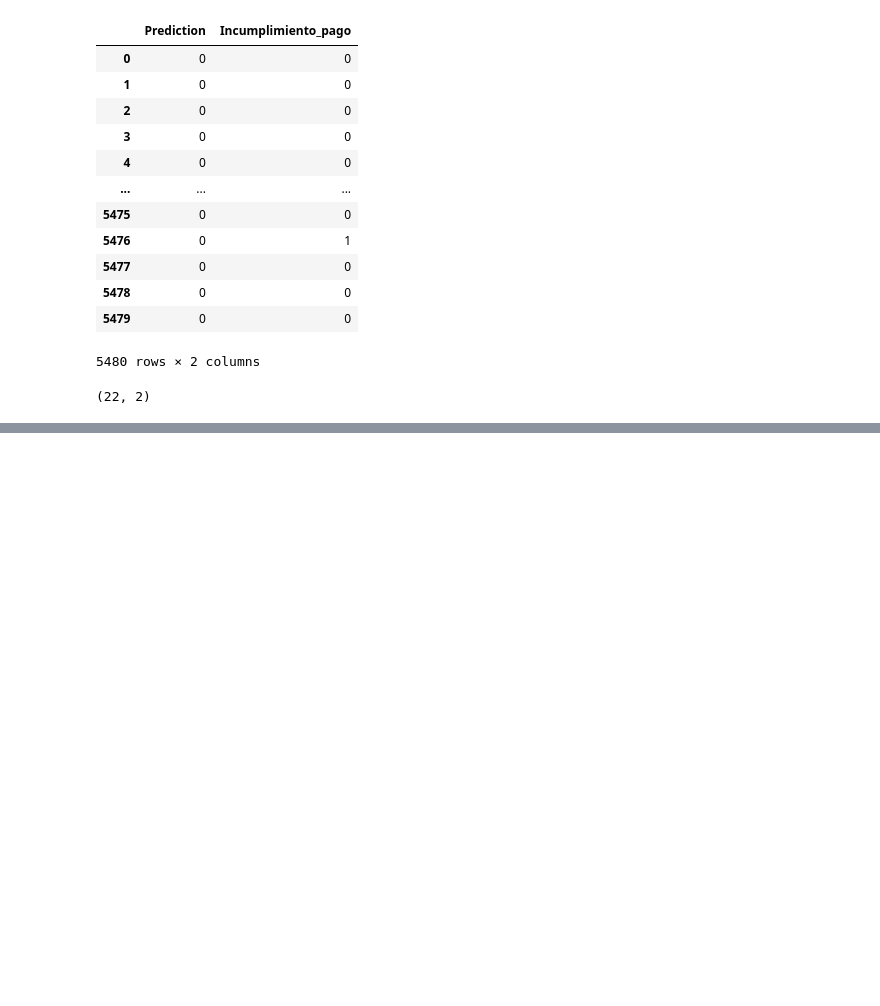
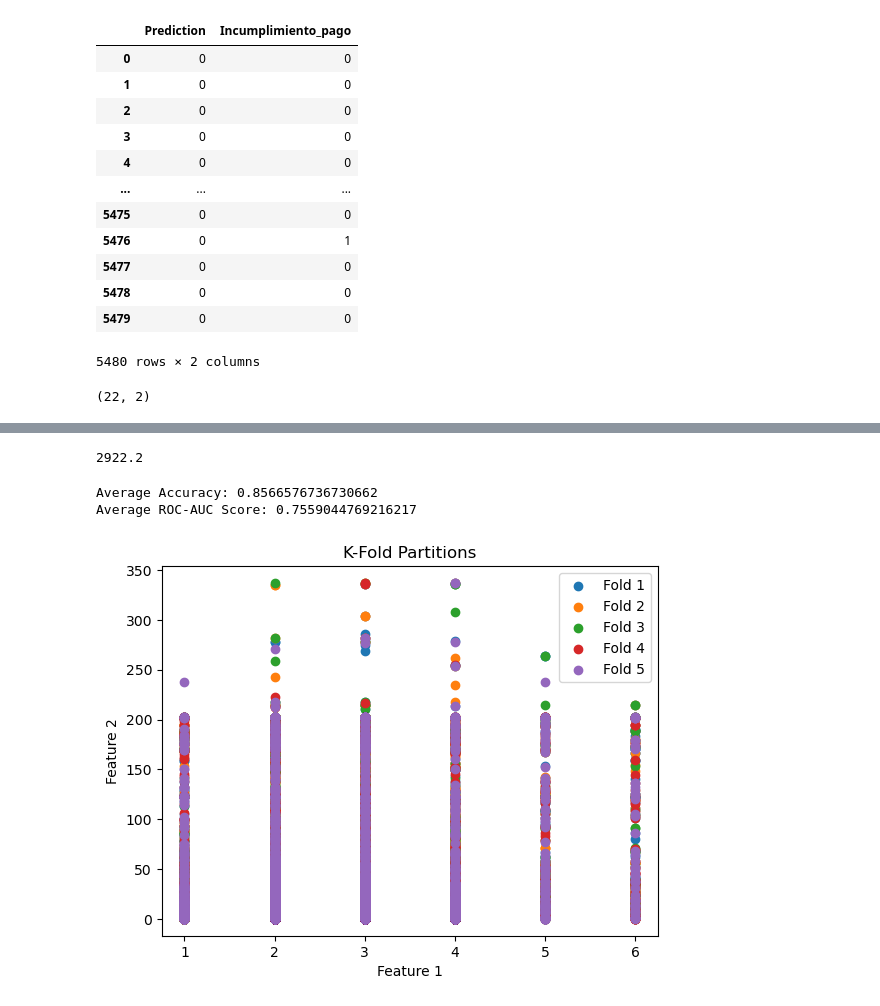
Before and after one commit to acubillosunal/UBM-MACHINE-LEARNING-1, a Jupyter notebook: 26-Ejemplo_clasificacion.ipynb, the cells around one changed output, grey strips where cells are left out. Drawn from its saved outputs; the diff is of its cells as text; code cells hidden in the pictures; blank space fills up the shorter version.

```diff
--- a/26-Ejemplo_clasificacion.ipynb
+++ b/26-Ejemplo_clasificacion.ipynb
@@ -545,0 +717,50 @@ df_prueba[(df_prueba['Prediction'] == 1) & (df_prueba['Incumplimiento_pago'] ==
+# %%
+14611/5
+# %% [output]
+2922.2
+# %%
+import numpy as np
+import matplotlib.pyplot as plt
+from sklearn.model_selection import KFold
+from sklearn.linear_model import LogisticRegression
+from sklearn.metrics import accuracy_score, roc_auc_score
+
+lr = LogisticRegression(max_iter=1000)
+
+kf = KFold(n_splits=5, shuffle=True, random_state=42)  # Added shuffle and random_state for consistency
+
+accuracy_scores = []
+roc_auc_scores = []
+
+for fold, (train_index, test_index) in enumerate(kf.split(X_array)):
+    X_train, X_test = X_array[train_index], X_array[test_index]
+    y_train, y_test = y_array[train_index], y_array[test_index]
+
+    lr.fit(X_train, y_train)
+
+    y_pred = lr.predict(X_test)
+
+    accuracy = accuracy_score(y_pred, y_test)
+    accuracy_scores.append(accuracy)
+
+    roc_auc = roc_auc_score(y_test, lr.predict_proba(X_test)[:, 1])
+    roc_auc_scores.append(roc_auc)
+
+    # Plot the data points in each fold
+    plt.scatter(X_array[test_index, 0], X_array[test_index, 1], label=f'Fold {fold + 1}')
+
+average_accuracy = np.mean(accuracy_scores)
+average_roc_auc = np.mean(roc_auc_scores)
+
+plt.xlabel("Feature 1")
+plt.ylabel("Feature 2")
+plt.legend()
+plt.title("K-Fold Partitions")
+
+print("Average Accuracy:", average_accuracy)
+print("Average ROC-AUC Score:", average_roc_auc)
+plt.show()
+# %% [output]
+Average Accuracy: 0.8566576736730662
+Average ROC-AUC Score: 0.7559044769216217
+[figure, added]
```
Also changed, not shown: parts of 22 cells of this notebook, 16 other files.
